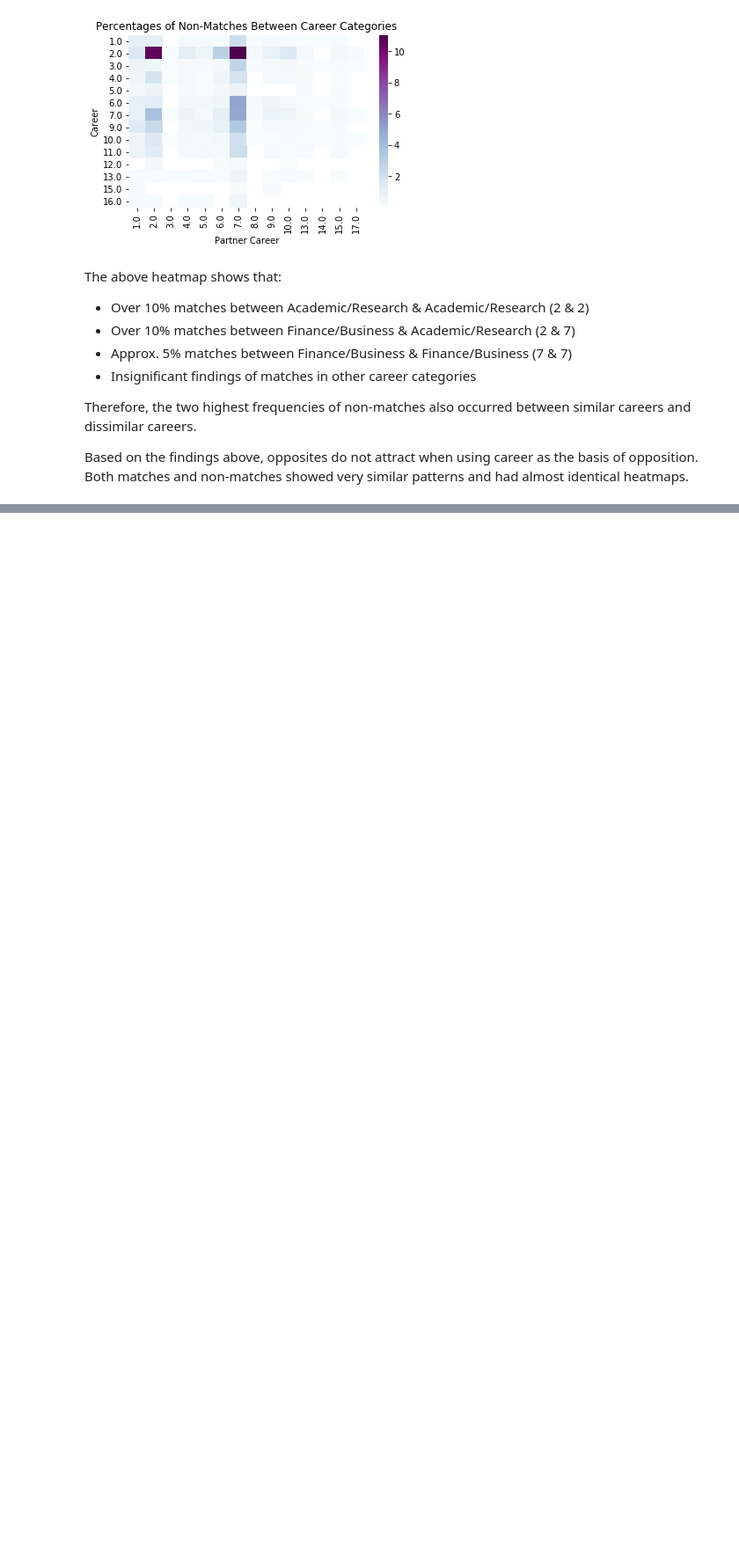
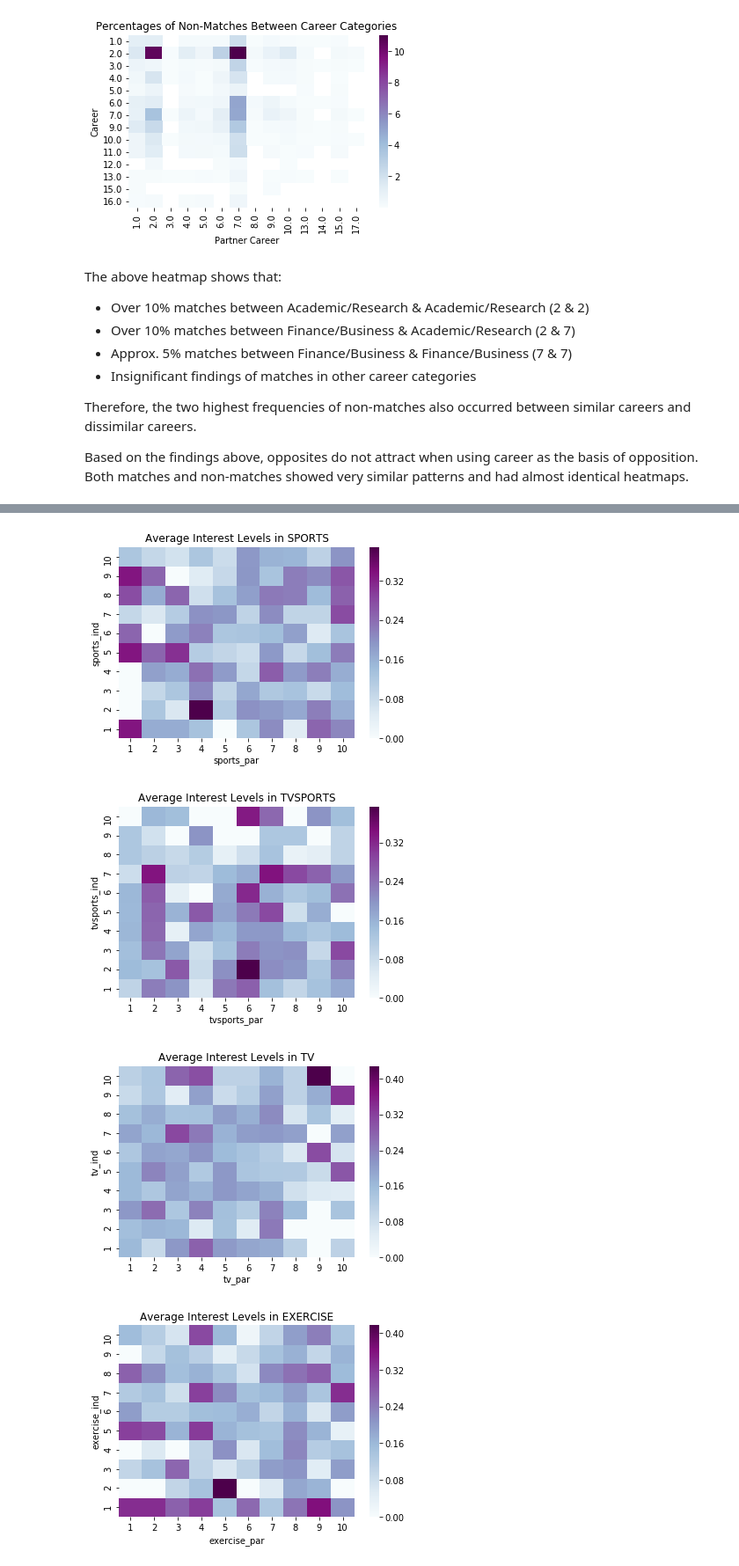
Before and after one commit to Levishantz/Speed_Dating, a Jupyter notebook: speed_dating_cleaned.ipynb, the cells around one changed output, grey strips where cells are left out. Shown at 88% size. Cells and saved outputs as stored; diff of their text form; code cells hidden in the pictures; blank space fills up the shorter version.

```diff
--- a/speed_dating_cleaned.ipynb
+++ b/speed_dating_cleaned.ipynb
@@ -784,17 +783,0 @@ As one of the ways to prove the null hypothesis that opposites attract, the leve
-# %%
-prefixes = ["sports","tvsports","exercise","dining","museums","art","hiking","gaming","clubbing",
-            "reading","tv","theater","movies","concerts","music","shopping","yoga"]
-
-activites_df = combo_df.copy()
-
-for interest in activites_df.columns.values[6:23]:
-    for activity in activities:
-        if interest.startswith(prefix):
-            specific_df = activites_df[[f'{prefix}_ind',f'{prefix}_par','match']]
-            specific_df = specific_df.astype('int')
-            specific_df = specific_df.pivot_table('match',f'{prefix}_ind',f'{prefix}_par',aggfunc=np.average)
-            ax = sns.heatmap(specific_df,cmap='BuPu')
-            ax.invert_yaxis()
-            plt.show()
-            #specific_df = specific_df.pivot(index=f'{prefix}_ind',columns = f'{prefix}_par',values = 'match')
-            #sns.heatmap(specific_df,cmap='BuPu')
@@ -1104,0 +810,32 @@ clean_data[["gender","round","age","field_cd","race","career_c","exphappy","matc
+# %%
+# Create a copy of the combo_interests in order to manipulate the dataframe
+activities_df = combo_interests.copy()
+
+# For each column in the specified individual interests columns of the dataframe,...
+for column in activities_df[int_columns_ind]:
+    # For each activity in the list of 17 activities (defined in Data Clean Up)
+    for activity in activities:
+        # If the column name begins with the specific activity
+        if column.startswith(activity):
+            # Create a new dataframe for that activity with only the individual's interest level in the activity, their
+            # partner's interest level in the activity and if they matched (match = 1 or match = 0)
+            specific_df = activities_df[[f'{activity}_ind',f'{activity}_par','match']]
+            # Set all columns to integers since they are all discrete values
+            specific_df = specific_df.astype('int')
+            # Create a pivot table that averages the matches based on the individual's interest level and their partner's
+            specific_df = specific_df.pivot_table('match',f'{activity}_ind',f'{activity}_par',aggfunc=np.average)
+            # Create a heatmap for each activity and title it appropriately
+            ax = sns.heatmap(specific_df,cmap='BuPu')
+            ax.set_title(f"Average Interest Levels in {activity.upper()}")
+            # Invert the y-axis so that correlation between interest levels is more readable
+            # i.e. if darker shades of purple lie on the positive diagonal slope, then the pair ranked the activity the same
+            ax.invert_yaxis()
+            # Save as .png
+            plt.savefig(f"Visuals/interests/Average Interest Levels in {activity.upper()}.png", transparent=False)
+            # Display the heatmap
+            plt.show()
+# %% [output]
+[figure, added]
+[figure, added]
+[figure, added]
+[figure, added]
```
Also changed, not shown: parts of 44 cells of this notebook, 40 other files.
